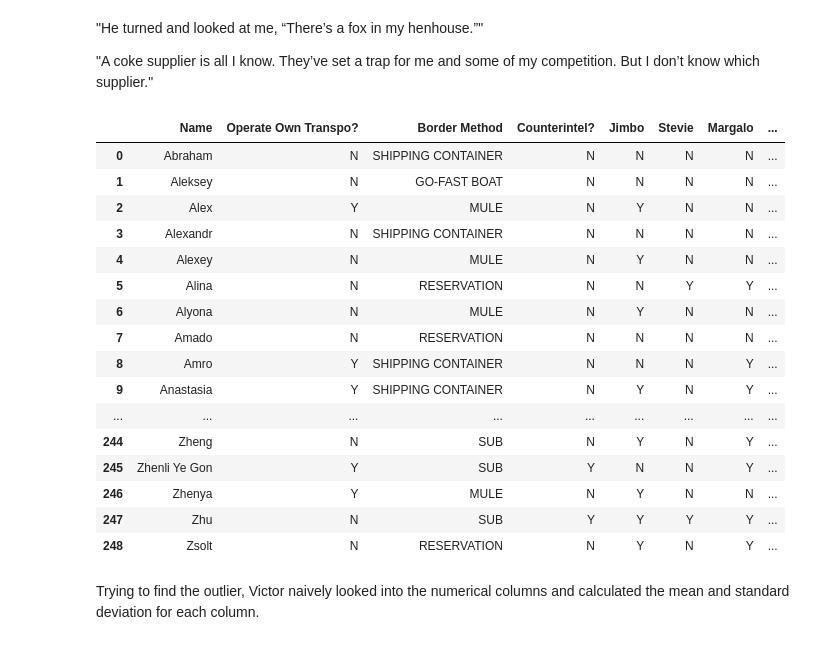
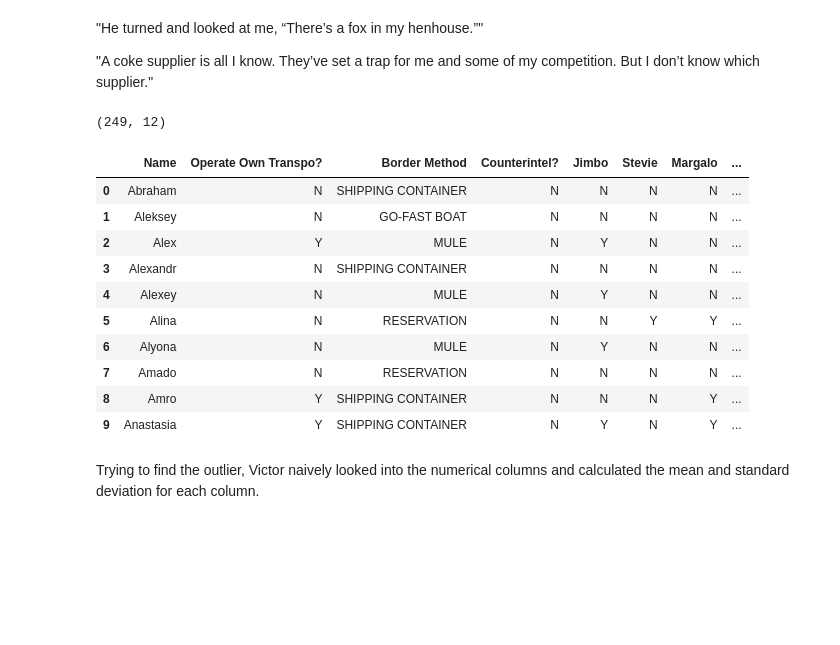
Before and after one commit to shchao53/ASTR596_Practical_ML, a Jupyter notebook: ASTR596_drug_seller_analysis.ipynb, the cells around one changed output. Drawn from its saved outputs; the diff is of its cells as text; code cells hidden in the pictures; blank space fills up the shorter version.

```diff
--- a/ASTR596_drug_seller_analysis.ipynb
+++ b/ASTR596_drug_seller_analysis.ipynb
@@ -168,25 +202,21 @@ http://analyticsmadeskeezy.com/2012/11/29/intrusion-detection-made-skeezy-how-do
 "A coke supplier is all I know. They’ve set a trap for me and some of my competition. But I don’t know which supplier."
 # %%
 df_raw_supplier = pd.read_csv('3.OutlierDetection.csv')
-HTML(df_raw_supplier.to_html())
+print df_raw_supplier.shape
+df_raw_supplier.head(10)
 # %% [output]
+(249, 12)
 |  | Name | Operate Own Transpo? | Border Method | Counterintel? | Jimbo | Stevie | Margalo | ... |
 | 0 | Abraham | N | SHIPPING CONTAINER | N | N | N | N | ... |
 | 1 | Aleksey | N | GO-FAST BOAT | N | N | N | N | ... |
 | 2 | Alex | Y | MULE | N | Y | N | N | ... |
 | 3 | Alexandr | N | SHIPPING CONTAINER | N | N | N | N | ... |
 | 4 | Alexey | N | MULE | N | Y | N | N | ... |
 | 5 | Alina | N | RESERVATION | N | N | Y | Y | ... |
 | 6 | Alyona | N | MULE | N | Y | N | N | ... |
 | 7 | Amado | N | RESERVATION | N | N | N | N | ... |
 | 8 | Amro | Y | SHIPPING CONTAINER | N | N | N | Y | ... |
 | 9 | Anastasia | Y | SHIPPING CONTAINER | N | Y | N | Y | ... |
-| ... | ... | ... | ... | ... | ... | ... | ... | ... |
-| 244 | Zheng | N | SUB | N | Y | N | Y | ... |
-| 245 | Zhenli Ye Gon | Y | SUB | Y | N | N | Y | ... |
-| 246 | Zhenya | Y | MULE | N | Y | N | N | ... |
-| 247 | Zhu | N | SUB | Y | Y | Y | Y | ... |
-| 248 | Zsolt | N | RESERVATION | N | Y | N | Y | ... |
 # %% [markdown]
 Trying to find the outlier, Victor naively looked into the numerical columns and calculated the mean and standard deviation for each column.
 # %%
```
Also changed, not shown: parts of 19 cells of this notebook.
